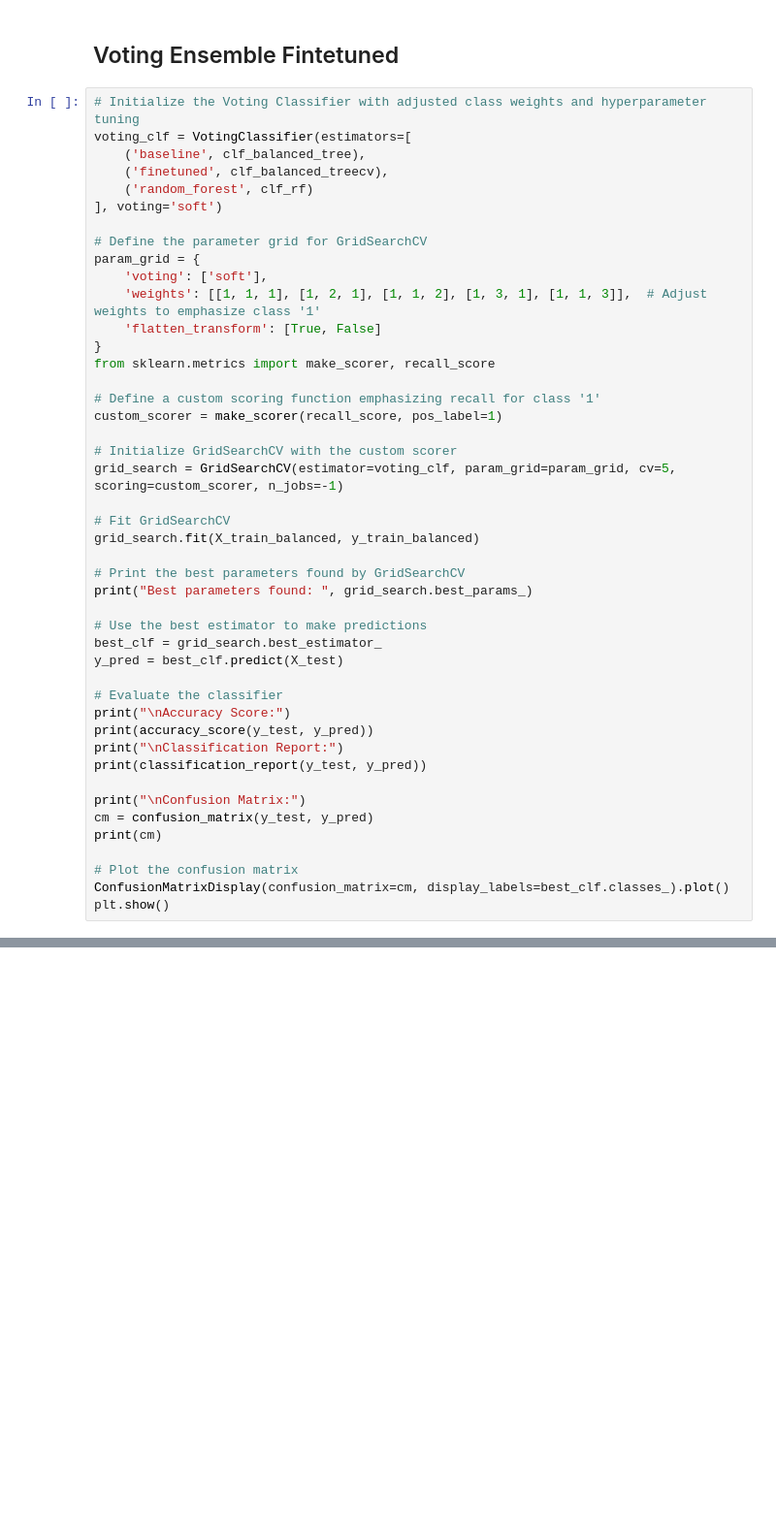
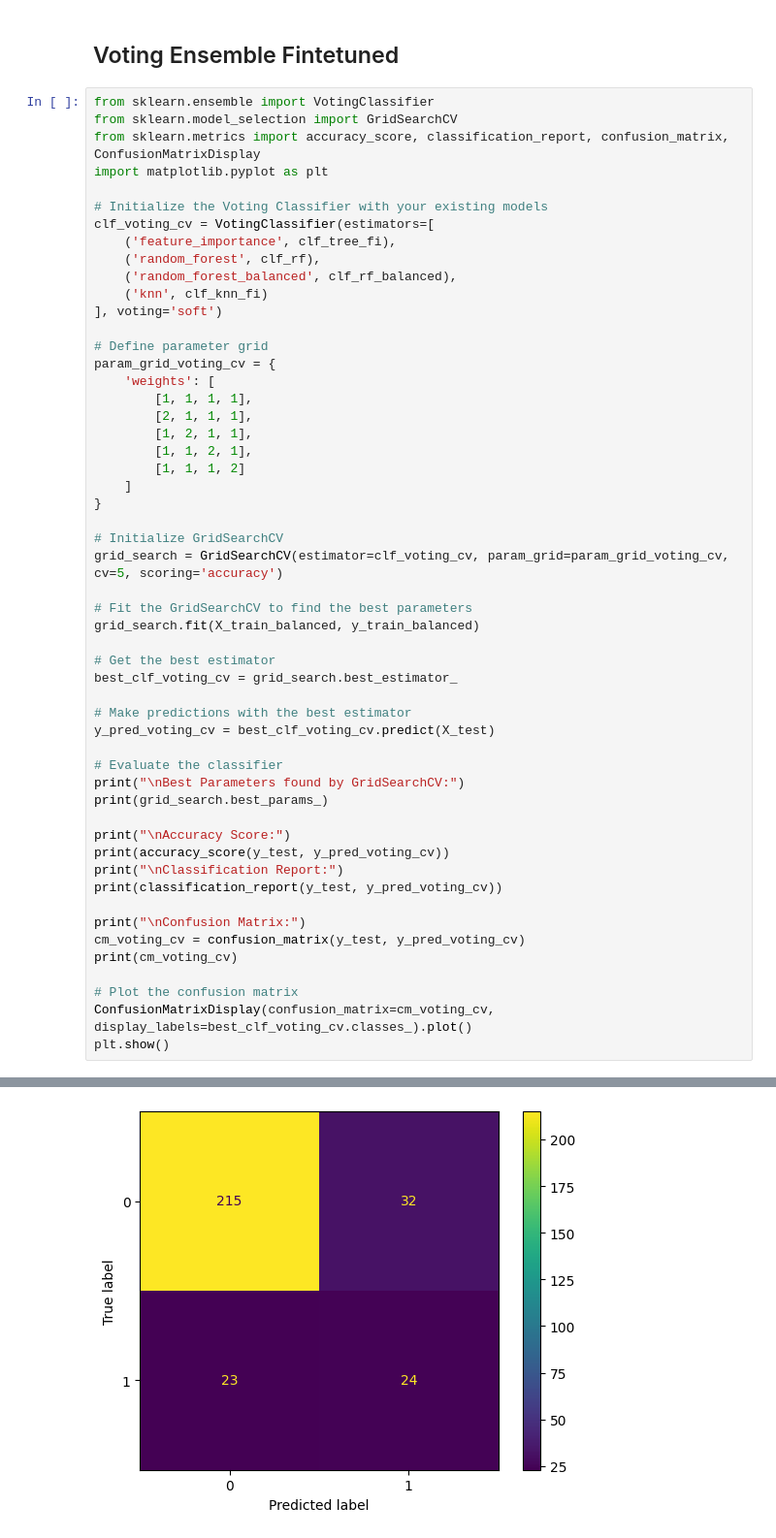
Before and after one commit to byrdwcrawford/HR_Analytics, a Jupyter notebook: HR_Model_Final.ipynb, the cells around one changed output, grey strips where cells are left out. Shown at 97% size. Cells and saved outputs as stored; diff of their text form; blank space fills up the shorter version.

```diff
--- a/HR_Model_Final.ipynb
+++ b/HR_Model_Final.ipynb
@@ -1835,47 +1831,56 @@ NameError: name 'VotingClassifier' is not defined
 # %% [markdown]
 ## Voting Ensemble Fintetuned
 # %%
-# Initialize the Voting Classifier with adjusted class weights and hyperparameter tuning
-voting_clf = VotingClassifier(estimators=[
-    ('baseline', clf_balanced_tree),
-    ('finetuned', clf_balanced_treecv),
-    ('random_forest', clf_rf)
+from sklearn.ensemble import VotingClassifier
+from sklearn.model_selection import GridSearchCV
+from sklearn.metrics import accuracy_score, classification_report, confusion_matrix, ConfusionMatrixDisplay
+import matplotlib.pyplot as plt
+
+# Initialize the Voting Classifier with your existing models
+clf_voting_cv = VotingClassifier(estimators=[
+    ('feature_importance', clf_tree_fi),
+    ('random_forest', clf_rf),
+    ('random_forest_balanced', clf_rf_balanced),
+    ('knn', clf_knn_fi)
 ], voting='soft')
 
-# Define the parameter grid for GridSearchCV
-param_grid = {
-    'voting': ['soft'],
-    'weights': [[1, 1, 1], [1, 2, 1], [1, 1, 2], [1, 3, 1], [1, 1, 3]],  # Adjust weights to emphasize class '1'
-    'flatten_transform': [True, False]
+# Define parameter grid
+param_grid_voting_cv = {
+    'weights': [
+        [1, 1, 1, 1],
+        [2, 1, 1, 1],
+        [1, 2, 1, 1],
+        [1, 1, 2, 1],
+        [1, 1, 1, 2]
+    ]
 }
-from sklearn.metrics import make_scorer, recall_score
 
-# Define a custom scoring function emphasizing recall for class '1'
-custom_scorer = make_scorer(recall_score, pos_label=1)
+# Initialize GridSearchCV
+grid_search = GridSearchCV(estimator=clf_voting_cv, param_grid=param_grid_voting_cv, cv=5, scoring='accuracy')
 
-# Initialize GridSearchCV with the custom scorer
-grid_search = GridSearchCV(estimator=voting_clf, param_grid=param_grid, cv=5, scoring=custom_scorer, n_jobs=-1)
-
-# Fit GridSearchCV
+# Fit the GridSearchCV to find the best parameters
 grid_search.fit(X_train_balanced, y_train_balanced)
 
-# Print the best parameters found by GridSearchCV
-print("Best parameters found: ", grid_search.best_params_)
+# Get the best estimator
+best_clf_voting_cv = grid_search.best_estimator_
 
-# Use the best estimator to make predictions
-best_clf = grid_search.best_estimator_
-y_pred = best_clf.predict(X_test)
+# Make predictions with the best estimator
+y_pred_voting_cv = best_clf_voting_cv.predict(X_test)
 
 # Evaluate the classifier
+print("\nBest Parameters found by GridSearchCV:")
+print(grid_search.best_params_)
+
 print("\nAccuracy Score:")
-print(accuracy_score(y_test, y_pred))
+print(accuracy_score(y_test, y_pred_voting_cv))
 print("\nClassification Report:")
-print(classification_report(y_test, y_pred))
+print(classification_report(y_test, y_pred_voting_cv))
 
 print("\nConfusion Matrix:")
-cm = confusion_matrix(y_test, y_pred)
-print(cm)
+cm_voting_cv = confusion_matrix(y_test, y_pred_voting_cv)
+print(cm_voting_cv)
 
 # Plot the confusion matrix
-ConfusionMatrixDisplay(confusion_matrix=cm, display_labels=best_clf.classes_).plot()
+ConfusionMatrixDisplay(confusion_matrix=cm_voting_cv, display_labels=best_clf_voting_cv.classes_).plot()
 plt.show()
+# %% [output]
@@ -1881,0 +1907 @@ plt.show()
+[figure, added]
```
Also changed, not shown: parts of 9 cells of this notebook.
